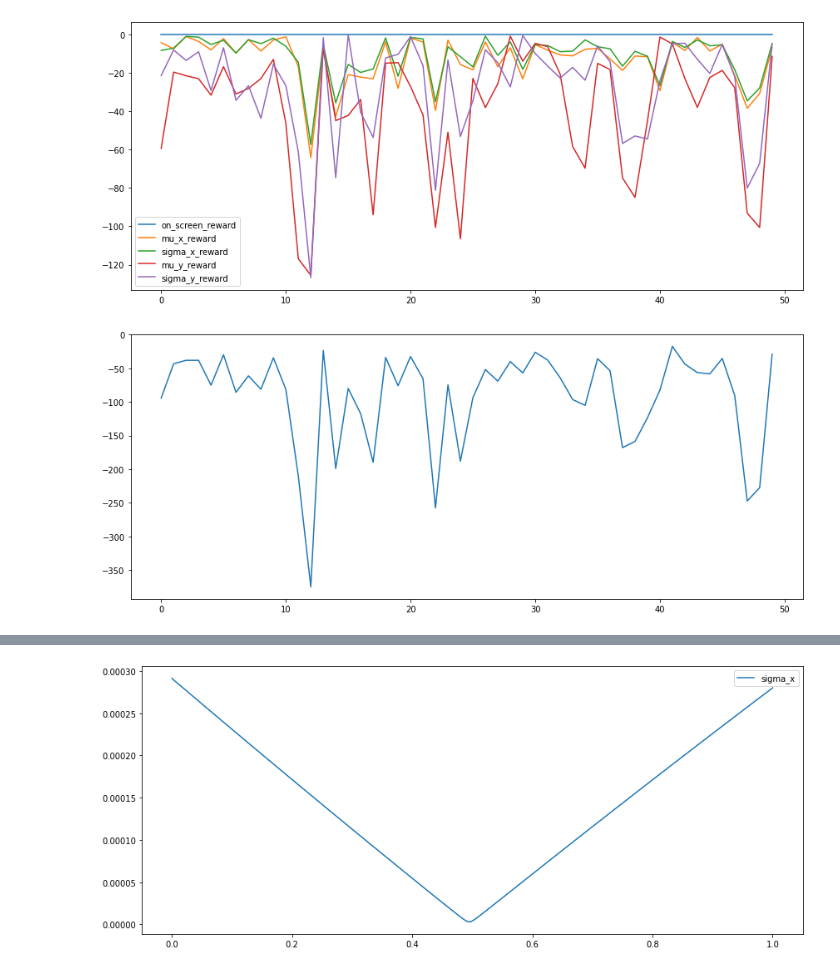
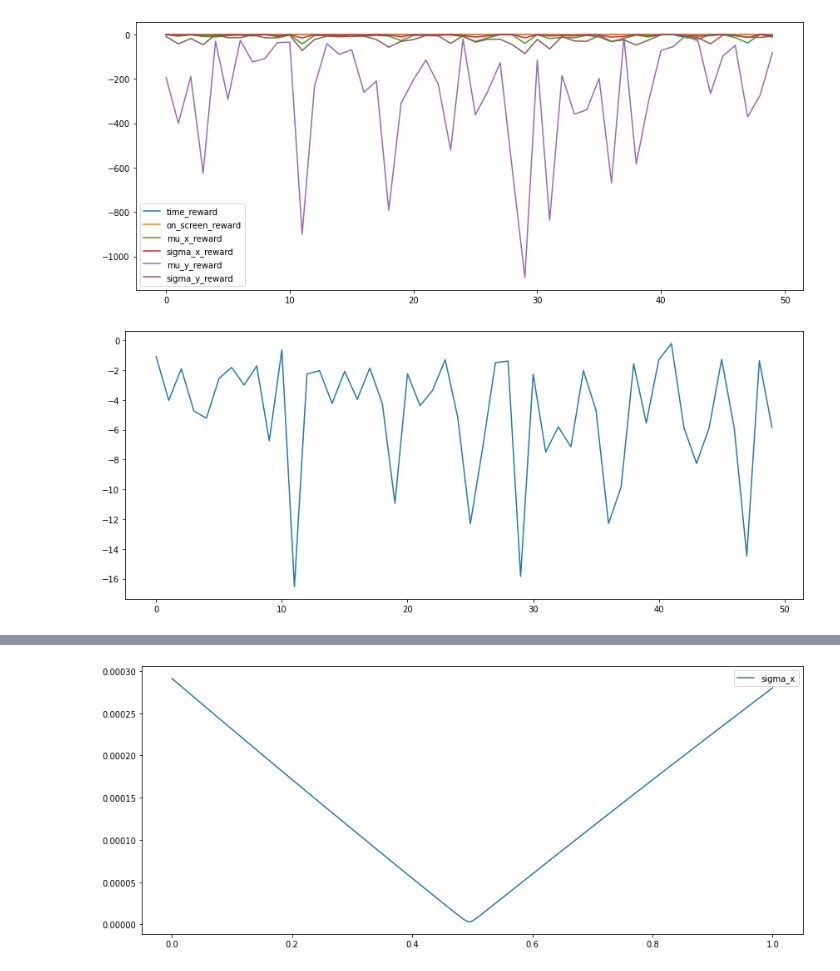
Before and after one commit to desy-ml/rl-vs-bo, a Jupyter notebook: test.ipynb, the cells around one changed output, grey strips where cells are left out. Saved outputs shown, nothing was run; the diff lists cells and outputs as text; code cells hidden in the pictures.

```diff
--- a/test.ipynb
+++ b/test.ipynb
@@ -26,43 +10,62 @@ check_env(env)
+# %%
+env = ARESEA(
+    action_type="direct",
+    incoming="random",
+    magnet_init="zero",
+    misalignments="random",
+    reward_method="feedback",
+    quad_action="oneway",
+    target_beam_mode="zero",
+    w_mu_x=0.0,
+    w_mu_y=0.0,
+    w_on_screen=1.0,
+    w_sigma_x=1.0,
+    w_sigma_y=1.0,
+    w_time=0.0,
+)
+env = RescaleAction(env, -1, 1)
+
+check_env(env)
 # %%
-env = ARESEA()
-# env = FilterAction(env, [2,4], replace=0)
+# env = ARESEA()
+env = FilterAction(env, [0,1,3], replace=0)
 env = TimeLimit(env, 50)
 env = RecordData(env)
 env = RescaleAction(env, -1, 1)
 
 env.reset()
 done = False
 while not done:
     observation, reward, done, info = env.step(env.action_space.sample())
 
 infos = unwrap_wrapper(env, RecordData).infos
 
-# time_reward = [info["time_reward"] for info in infos]
+time_reward = [info["time_reward"] for info in infos]
 on_screen_reward = [info["on_screen_reward"] for info in infos]
 mu_x_reward = [info["mu_x_reward"] for info in infos]
 sigma_x_reward = [info["sigma_x_reward"] for info in infos]
 mu_y_reward = [info["mu_y_reward"] for info in infos]
 sigma_y_reward = [info["sigma_y_reward"] for info in infos]
 
 plt.figure(figsize=(12,5))
-# plt.plot(time_reward, label="time_reward")
+plt.plot(time_reward, label="time_reward")
 plt.plot(on_screen_reward, label="on_screen_reward")
 plt.plot(mu_x_reward, label="mu_x_reward")
 plt.plot(sigma_x_reward, label="sigma_x_reward")
 plt.plot(mu_y_reward, label="mu_y_reward")
 plt.plot(sigma_y_reward, label="sigma_y_reward")
 plt.legend()
 plt.tight_layout()
 plt.show()
 # %% [output]
-[figure, old version]
+[figure, new version]
 # %%
 plt.figure(figsize=(12,5))
 plt.plot(unwrap_wrapper(env, RecordData).rewards)
 plt.tight_layout()
 plt.show()
 # %% [output]
-[figure, old version]
+[figure, new version]
 # %%
 observations = unwrap_wrapper(env, RecordData).observations
 
```
Also changed, not shown: parts of 4 cells of this notebook, 1 other file.
